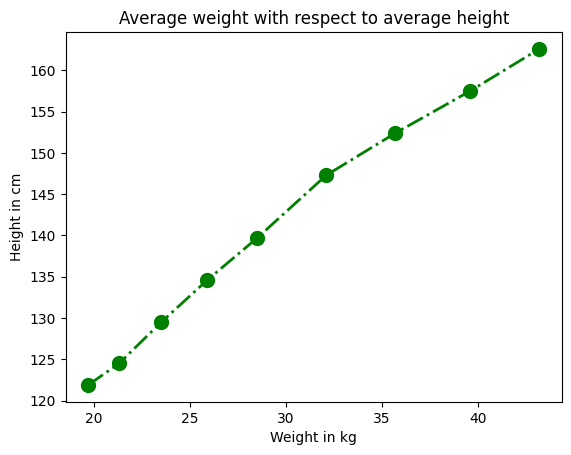
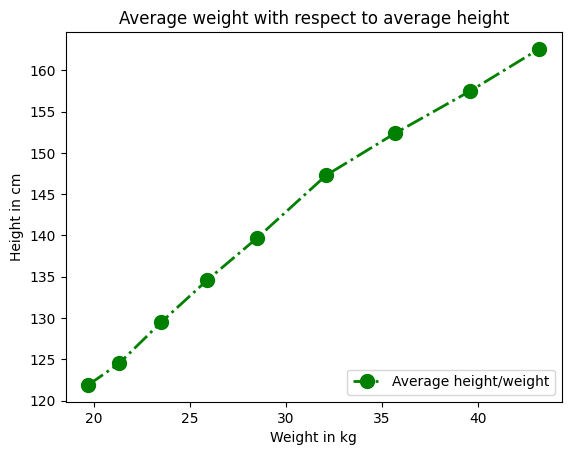
The notebook cell's code change between the first figure and the second:
--- before
+++ after
@@ -2,7 +2,8 @@
 weight=[19.7,21.3,23.5,25.9,28.5,32.1,35.7,39.6,43.2]
 
-plt.plot(weight, height, linestyle='dashdot', linewidth='2', marker='o', markersize=10, color='green')
+plt.plot(weight, height, linestyle='dashdot', linewidth='2', marker='o', markersize=10, color='green', label='Average height/weight')
 plt.xlabel('Weight in kg')
 plt.ylabel('Height in cm')
 plt.title('Average weight with respect to average height')
+plt.legend(loc='lower right')
 plt.show()

Commit: added legend and location